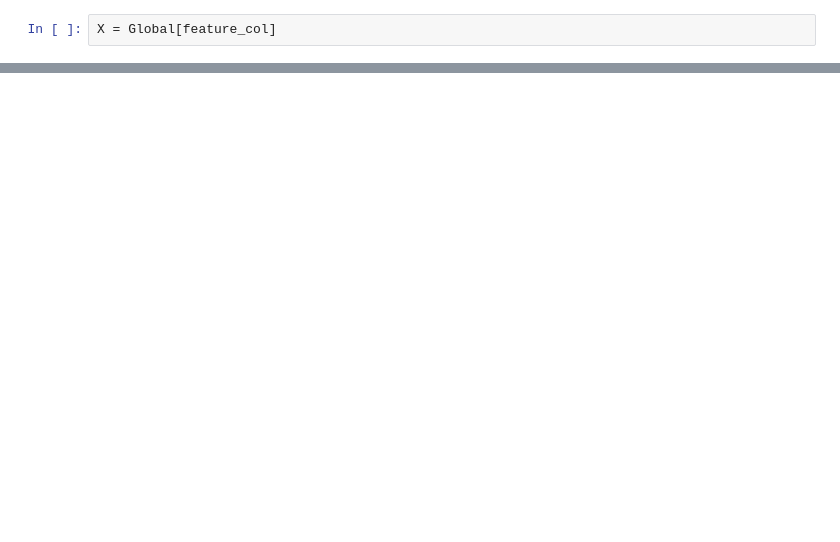
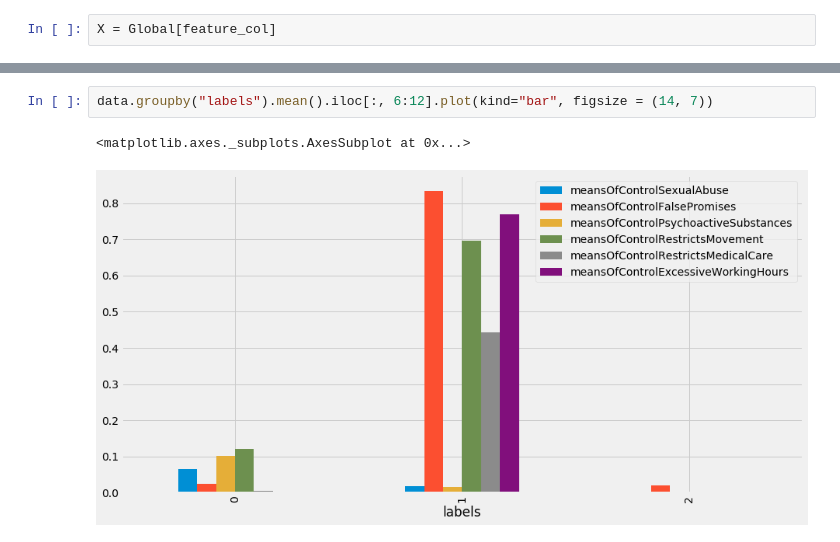
Before and after one commit to Prapakarn/DS-SF-42, a Jupyter notebook: Prapakarn/Polarlis_Cluster.ipynb, the cells around one changed output, grey strips where cells are left out. Drawn from its saved outputs; the diff is of its cells as text; blank space fills up the shorter version.

```diff
--- a/Prapakarn/Polarlis_Cluster.ipynb
+++ b/Prapakarn/Polarlis_Cluster.ipynb
@@ -125,0 +138,5 @@ TypeError: unhashable type
+# %%
+data.groupby("labels").mean().iloc[:, 6:12].plot(kind="bar", figsize = (14, 7))
+# %% [output]
+<matplotlib.axes._subplots.AxesSubplot at 0x...>
+[figure, added]
```
Also changed, not shown: parts of 21 cells of this notebook, 2 other files.
